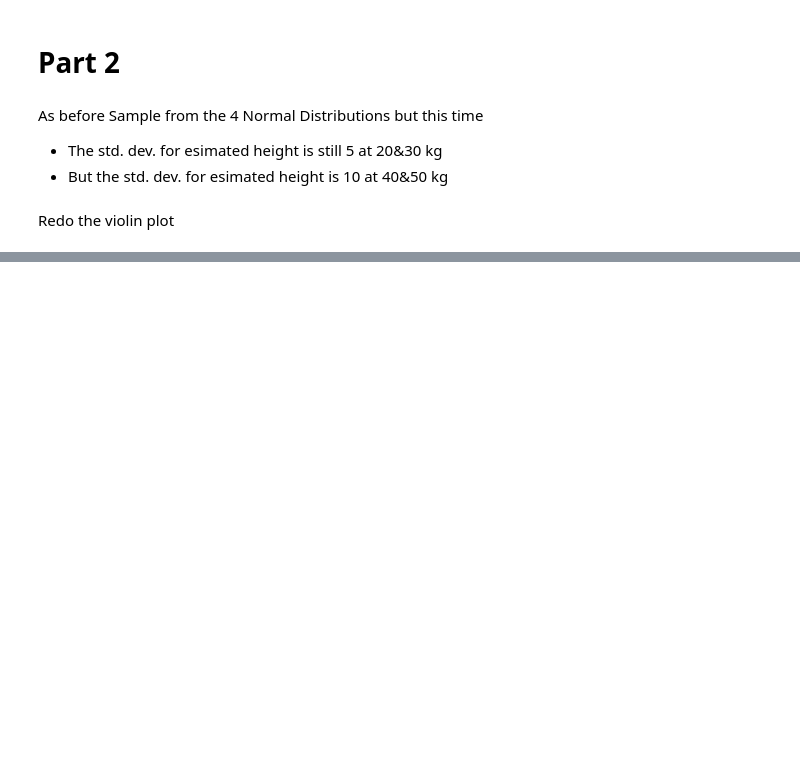
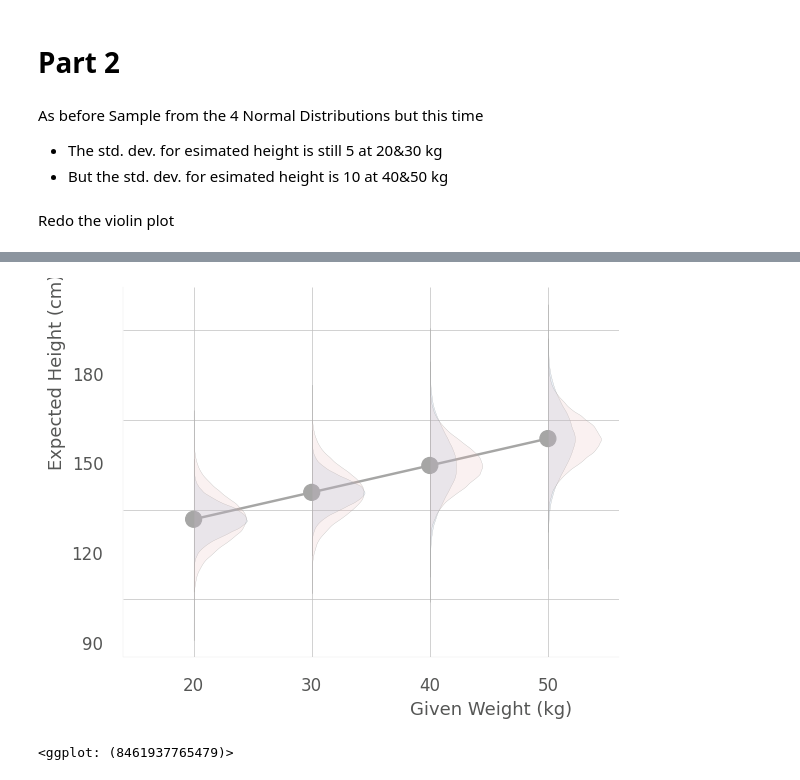
Before and after one commit to steed360/Data-Analysis, a Jupyter notebook: a_Regression_Errors.ipynb, the cells around one changed output, grey strips where cells are left out. Drawn from its saved outputs; the diff is of its cells as text; code cells hidden in the pictures; blank space fills up the shorter version.

```diff
--- a/a_Regression_Errors.ipynb
+++ b/a_Regression_Errors.ipynb
@@ -516,0 +566,13 @@ ax0.axis('Off') # don't draw anything.
+# %%
+df_new_model = pd.DataFrame()
+
+for xi in lst_x:
+    yi =  xi * slope+ intercept
+    df_new_model[xi] = stats.norm.rvs(yi , rse, N)
+
+# A long version of this dataframe is needed for plotting as violin plots
+import pandas.api.types as pdtypes # for (sorted) categories.
+df_long_new_model = pd.melt(df_new_model,value_vars=[20,30,40,50]  )
+df_long_new_model['x'] = df_long['variable']
+df_long_new_model['variable'] = df_long['variable'].astype(pdtypes.CategoricalDtype(categories=[10,20,30,40,50,60]))
+df_long_new_model.head()
@@ -516,0 +586,47 @@ ax0.axis('Off') # don't draw anything.
+# %%
+from plotnine import geom_violin
+from plotnine import ggplot, aes
+
+t = theme(
+          # Overrides
+          axis_title_y = element_text(angle = 90, va = 'bottom', ha = 'left', size = 13, color = GRAY3, y = 0.5),
+          axis_title_x = element_text(  size = 13, color = GRAY3, x=0.65),
+          panel_grid_major_y=element_blank(),
+          legend_position="none"
+)
+
+lsize = 0.1
+shift = -0.06
+shift_point = 0.07
+
+# For shifting the violin plot
+def alt_sign(x):
+    "Alternate +1/-1 if x is even/odd"
+    #return (-1) ** x
+    return
+
+m1 = aes(x=stage('variable', after_scale='x+shift*x'))                 # shift outward
+m2 = aes(x=stage('variable', after_scale='x+shift_point*x'))           # shift outward
+m3 = aes( stage('variable', after_scale='x+shift_point*x' ),y='vals' )
+
+fig = \
+(ggplot(\
+  # All this is the same as before...
+    df_long, aes('variable', 'value',group = 'variable'))
+  + geom_line (data_x_y,aes( x='variable', y='y', group = 'group', size=2),color=GRAY8 )
+  + geom_point (data_x_y, aes( x='variable', y='y',size=10), color=GRAY8 )
+  + geom_violin( alpha=0.2, color=GRAY8, fill=BLUE3, style="right", size=lsize)
+
+  # Add the distribution from the new model.
+  + geom_violin(df_long_new_model, aes( y='value'),
+                alpha=0.2, color=GRAY8, fill=RED2, style="right", size=lsize)
+
+ + labs(y = "Expected Height (cm)     "  , x = "Given Weight (kg)")
+  +SWD_theme() + t
+)
+
+
+fig
+# %% [output]
+[figure, added]
+<ggplot: (8461937765479)>
```
Also changed, not shown: parts of 19 cells of this notebook.
